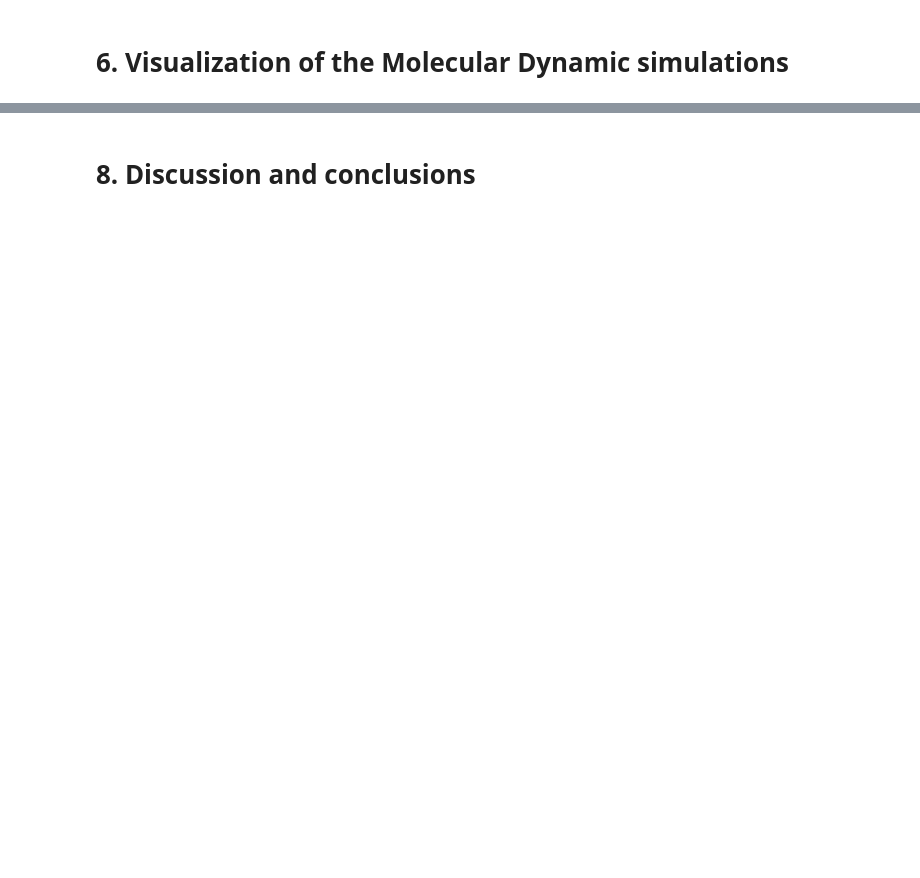
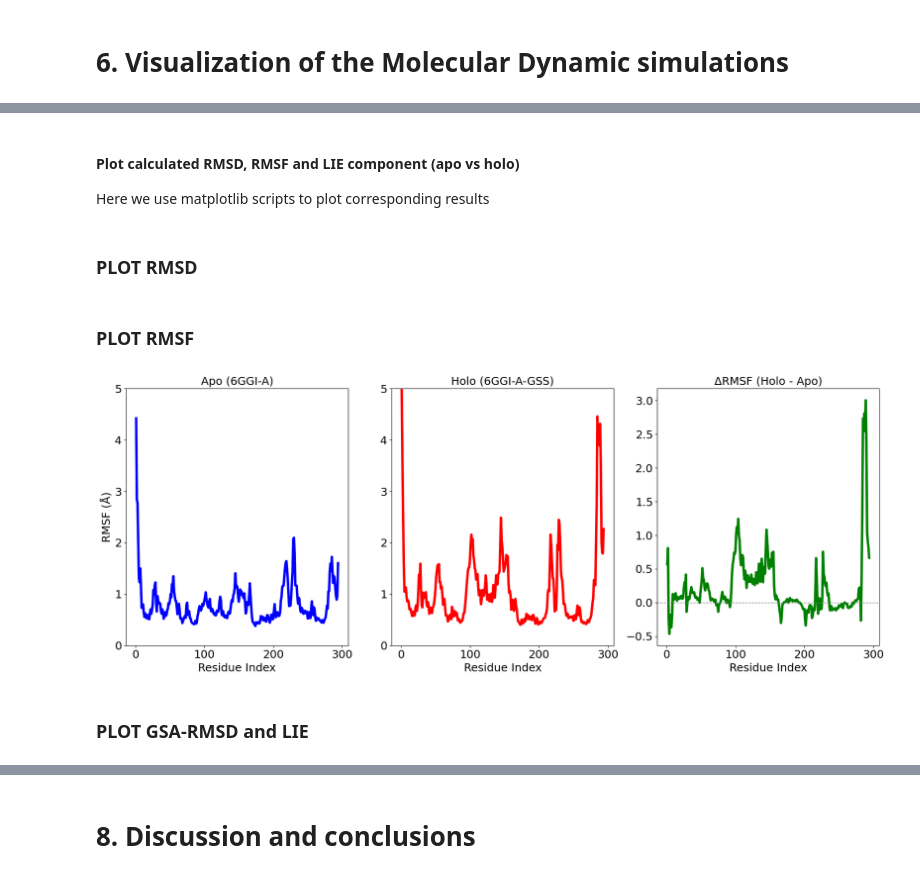
Before and after one commit to BruDiGe/tutorial-MD, a Jupyter notebook: MD_tutorial_biocatcode_2.ipynb, the cells around one changed output, grey strips where cells are left out. Cells and saved outputs as stored; diff of their text form; code cells hidden in the pictures; blank space fills up the shorter version.

```diff
--- a/MD_tutorial_biocatcode_2.ipynb
+++ b/MD_tutorial_biocatcode_2.ipynb
@@ -275,0 +502,6 @@ NONBON
+# %% [markdown]
+#### Plot calculated RMSD, RMSF and LIE component (apo vs holo)
+
+Here we use matplotlib scripts to plot corresponding results
+# %% [markdown]
+### PLOT RMSD
@@ -275,0 +558,65 @@ NONBON
+# %% [markdown]
+### PLOT RMSF
+# %%
+import numpy as np
+import matplotlib.pyplot as plt
+
+# File paths for RMSF data
+file_apo_rmsf = '6GGI-A_backbone.agr'
+file_holo_rmsf = '6GGI-A-GSS_backbone.agr'
+
+# Load the RMSF data from the files, assuming the first column is residue indices and the second column is RMSF values
+data_apo = np.loadtxt(file_apo_rmsf, skiprows=8)  # Adjust skiprows if there's a header
+data_holo = np.loadtxt(file_holo_rmsf, skiprows=8)
+
+# Extract residue indices and RMSF values
+residues_apo = data_apo[:, 0]
+rmsf_apo = data_apo[:, 1]
+
+residues_holo = data_holo[:, 0]
+rmsf_holo = data_holo[:, 1]
+
+# Calculate the difference (ΔRMSF)
+delta_rmsf = rmsf_holo - rmsf_apo
+
+# Font size customization
+font_size_ticks = 18
+font_size_labels = 18
+
+# Create the figure and subplots
+fig, axs = plt.subplots(1, 3, figsize=(18, 7))
+
+# Plot Apo RMSF on the left
+axs[0].plot(residues_apo, rmsf_apo, color='blue', linewidth=4)
+axs[0].set_title('Apo (6GGI-A)', fontsize=font_size_labels)
+axs[0].set_xlabel('Residue Index', fontsize=font_size_labels)
+axs[0].set_ylabel('RMSF (Å)', fontsize=font_size_labels)
+axs[0].tick_params(axis='both', which='major', labelsize=font_size_ticks)
+axs[0].set_ylim(0, 5)
+
+# Plot Holo RMSF in the center
+axs[1].plot(residues_holo, rmsf_holo, color='red', linewidth=4)
+axs[1].set_title('Holo (6GGI-A-GSS)', fontsize=font_size_labels)
+axs[1].set_xlabel('Residue Index', fontsize=font_size_labels)
+#axs[1].set_ylabel('RMSF (Å)', fontsize=font_size_labels)
+axs[1].tick_params(axis='both', which='major', labelsize=font_size_ticks)
+axs[1].set_ylim(0, 5)
+
+# Plot ΔRMSF on the right
+axs[2].plot(residues_apo, delta_rmsf, color='green', linewidth=4)
+axs[2].set_title('ΔRMSF (Holo - Apo)', fontsize=font_size_labels)
+axs[2].set_xlabel('Residue Index', fontsize=font_size_labels)
+#axs[2].set_ylabel('ΔRMSF (Å)', fontsize=font_size_labels)
+axs[2].tick_params(axis='both', which='major', labelsize=font_size_ticks)
+axs[2].axhline(y=0, color='gray', linestyle='--', linewidth=1)  # Add a reference line at y=0
+axs[2].set_ylim(0, 5)
+
+# Adjust layout for better spacing
+plt.tight_layout()
+
+# Show the plots
+plt.show()
+# %% [output]
+[figure, added]
+# %% [markdown]
+### PLOT GSA-RMSD and LIE
```
Also changed, not shown: parts of 57 cells of this notebook.
